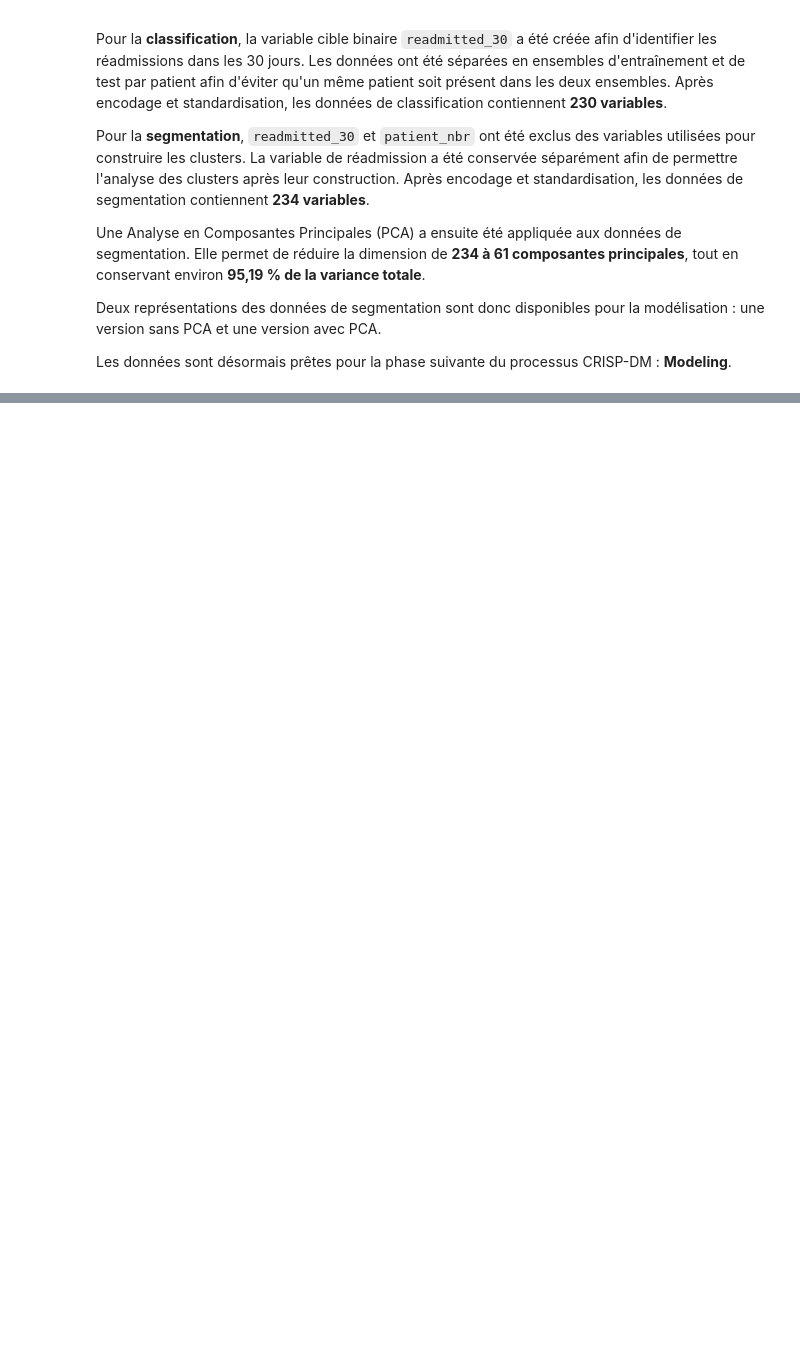
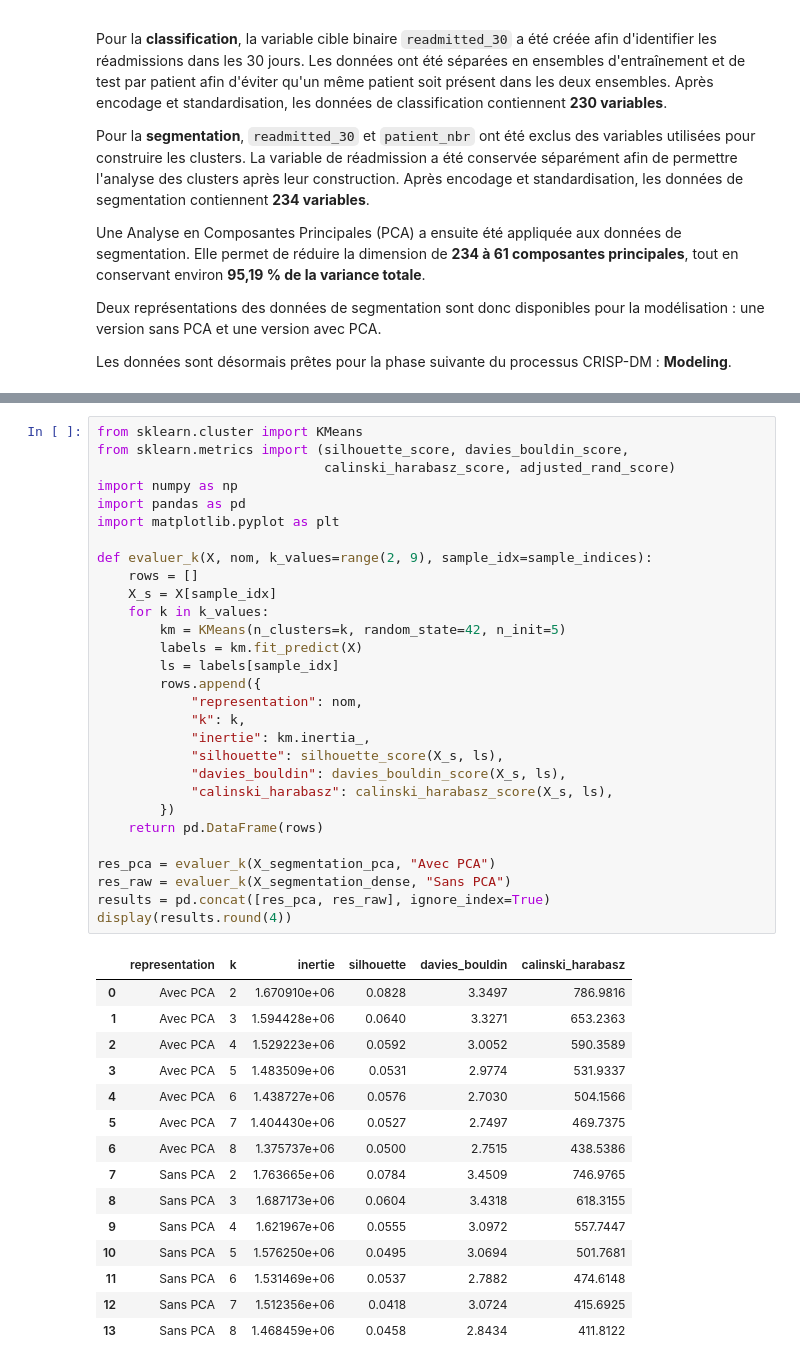
Before and after one commit to AlaKh09/Mentalist, a Jupyter notebook: mentalist_part1.ipynb, the cells around one changed output, grey strips where cells are left out. Drawn from its saved outputs; the diff is of its cells as text; blank space fills up the shorter version.

```diff
--- a/mentalist_part1.ipynb
+++ b/mentalist_part1.ipynb
@@ -2918,0 +3018,45 @@ CRISP-DM : **Modeling**.
+# %%
+from sklearn.cluster import KMeans
+from sklearn.metrics import (silhouette_score, davies_bouldin_score,
+                             calinski_harabasz_score, adjusted_rand_score)
+import numpy as np
+import pandas as pd
+import matplotlib.pyplot as plt
+
+def evaluer_k(X, nom, k_values=range(2, 9), sample_idx=sample_indices):
+    rows = []
+    X_s = X[sample_idx]
+    for k in k_values:
+        km = KMeans(n_clusters=k, random_state=42, n_init=5)
+        labels = km.fit_predict(X)
+        ls = labels[sample_idx]
+        rows.append({
+            "representation": nom,
+            "k": k,
+            "inertie": km.inertia_,
+            "silhouette": silhouette_score(X_s, ls),
+            "davies_bouldin": davies_bouldin_score(X_s, ls),
+            "calinski_harabasz": calinski_harabasz_score(X_s, ls),
+        })
+    return pd.DataFrame(rows)
+
+res_pca = evaluer_k(X_segmentation_pca, "Avec PCA")
+res_raw = evaluer_k(X_segmentation_dense, "Sans PCA")
+results = pd.concat([res_pca, res_raw], ignore_index=True)
+display(results.round(4))
+# %% [output]
+|  | representation | k | inertie | silhouette | davies_bouldin | calinski_harabasz |
+| 0 | Avec PCA | 2 | 1.670910e+06 | 0.0828 | 3.3497 | 786.9816 |
+| 1 | Avec PCA | 3 | 1.594428e+06 | 0.0640 | 3.3271 | 653.2363 |
+| 2 | Avec PCA | 4 | 1.529223e+06 | 0.0592 | 3.0052 | 590.3589 |
+| 3 | Avec PCA | 5 | 1.483509e+06 | 0.0531 | 2.9774 | 531.9337 |
+| 4 | Avec PCA | 6 | 1.438727e+06 | 0.0576 | 2.7030 | 504.1566 |
+| 5 | Avec PCA | 7 | 1.404430e+06 | 0.0527 | 2.7497 | 469.7375 |
+| 6 | Avec PCA | 8 | 1.375737e+06 | 0.0500 | 2.7515 | 438.5386 |
+| 7 | Sans PCA | 2 | 1.763665e+06 | 0.0784 | 3.4509 | 746.9765 |
+| 8 | Sans PCA | 3 | 1.687173e+06 | 0.0604 | 3.4318 | 618.3155 |
+| 9 | Sans PCA | 4 | 1.621967e+06 | 0.0555 | 3.0972 | 557.7447 |
+| 10 | Sans PCA | 5 | 1.576250e+06 | 0.0495 | 3.0694 | 501.7681 |
+| 11 | Sans PCA | 6 | 1.531469e+06 | 0.0537 | 2.7882 | 474.6148 |
+| 12 | Sans PCA | 7 | 1.512356e+06 | 0.0418 | 3.0724 | 415.6925 |
+| 13 | Sans PCA | 8 | 1.468459e+06 | 0.0458 | 2.8434 | 411.8122 |
```
Also changed, not shown: parts of 81 cells of this notebook.
